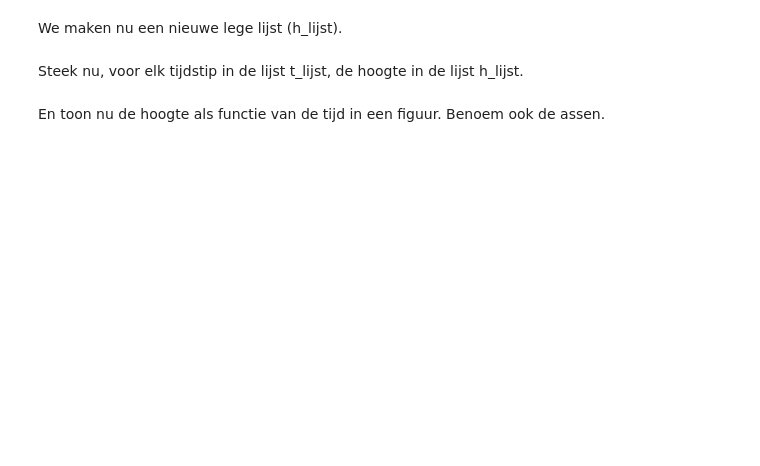
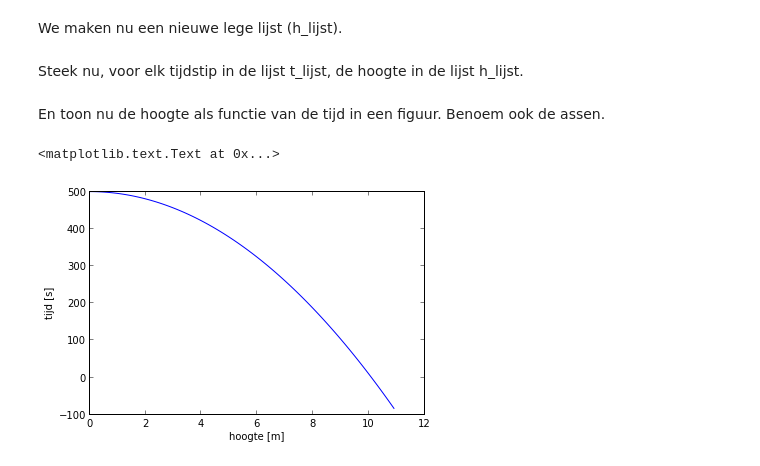
Before and after one commit to sdridder/school, a Jupyter notebook: Introductie_opl.ipynb, the cells around one changed output. Cells and saved outputs as stored; diff of their text form; code cells hidden in the pictures; blank space fills up the shorter version.

```diff
--- a/Introductie_opl.ipynb
+++ b/Introductie_opl.ipynb
@@ -117,8 +172,17 @@ Print deze nu uit:
+# %%
+t_lijst=numpy.arange(0,11,0.1)
 # %% [markdown]
 We maken nu een nieuwe lege lijst (h_lijst).
 # %%
 h_lijst=[]
 # %% [markdown]
 Steek nu, voor elk tijdstip in de lijst t_lijst, de hoogte in de lijst h_lijst.
+# %%
+for t in t_lijst:    h_lijst.append(h0+a*t*t*0.5)
 # %% [markdown]
 En toon nu de hoogte als functie van de tijd in een figuur. Benoem ook de assen.
+# %%
+plt.plot(t_lijst,h_lijst)plt.xlabel("hoogte [m]")plt.ylabel("tijd [s]")
+# %% [output]
+<matplotlib.text.Text at 0x...>
+[figure, added]
```
Also changed, not shown: parts of 33 cells of this notebook, 3 other files.
